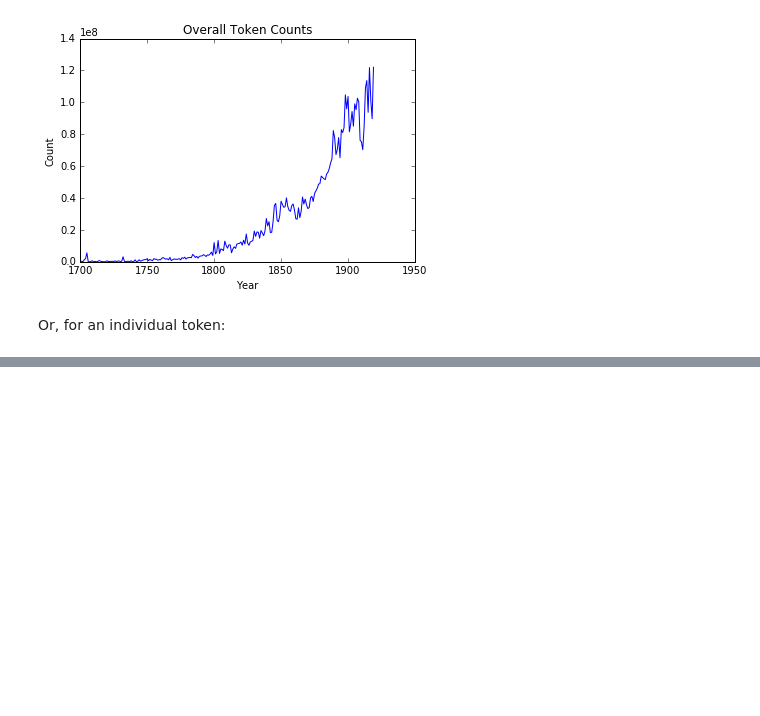
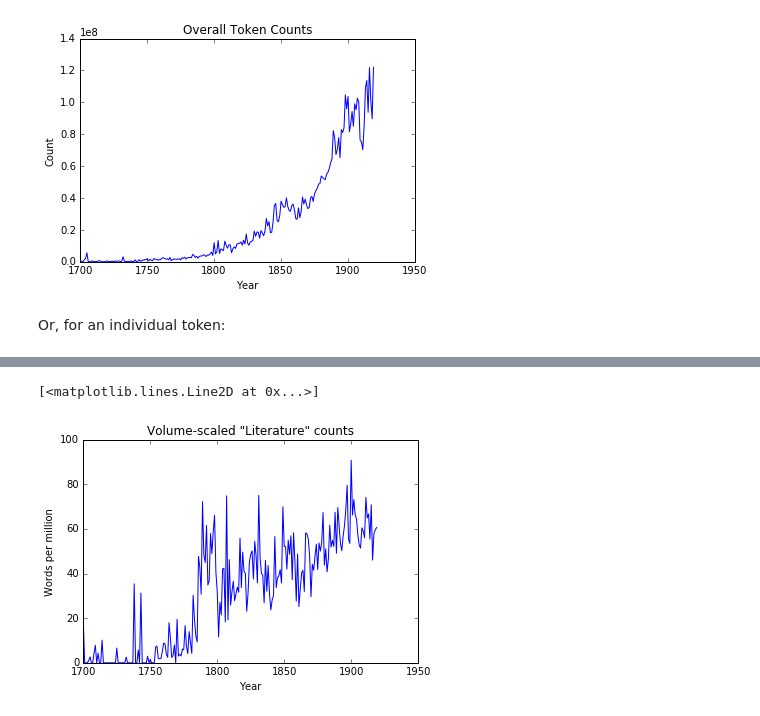
Before and after one commit to davidmcclure/history-of-literature, a Jupyter notebook: notes/hathi-data.ipynb, the cells around one changed output, grey strips where cells are left out. Drawn from its saved outputs; the diff is of its cells as text; code cells hidden in the pictures; blank space fills up the shorter version.

```diff
--- a/notes/hathi-data.ipynb
+++ b/notes/hathi-data.ipynb
@@ -225,9 +229,12 @@ These will obviously correlate strongly with the overall volume, so
 # %%
 ys = []
 for year in xs:
     ys.append(Count.token_year_wpm('literature', year))
 
-plt.title('"Literature" counts')
+plt.title('Volume-scaled "Literature" counts')
 plt.xlabel('Year')
 plt.ylabel('Words per million')
 plt.plot(xs, ys)
+# %% [output]
+[<matplotlib.lines.Line2D at 0x...>]
+[figure, added]
```
Also changed, not shown: parts of 5 cells of this notebook, 1 other file.
